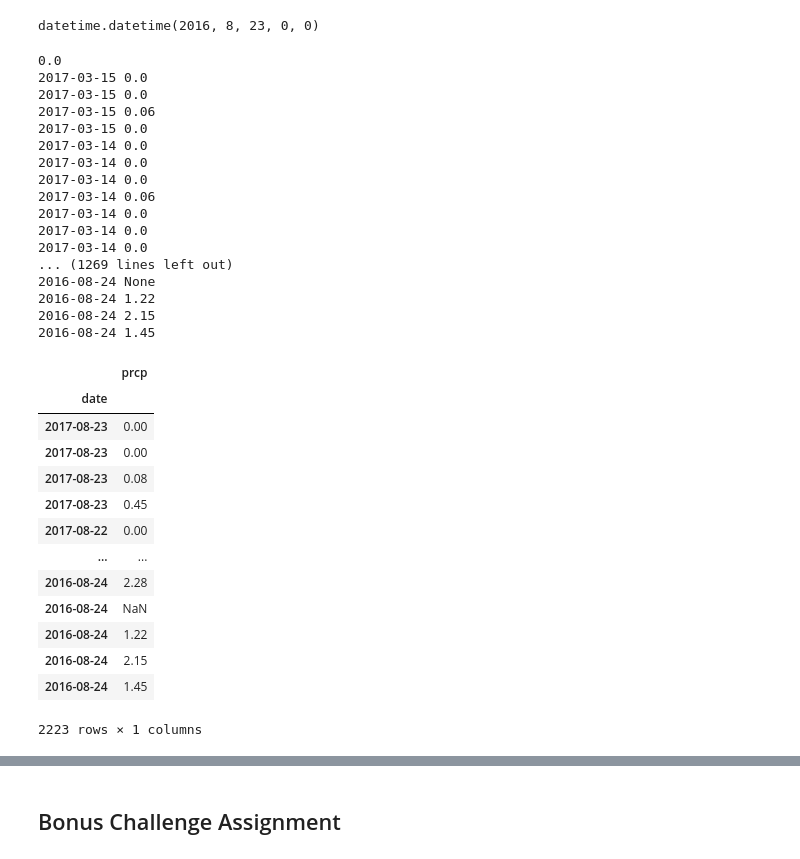
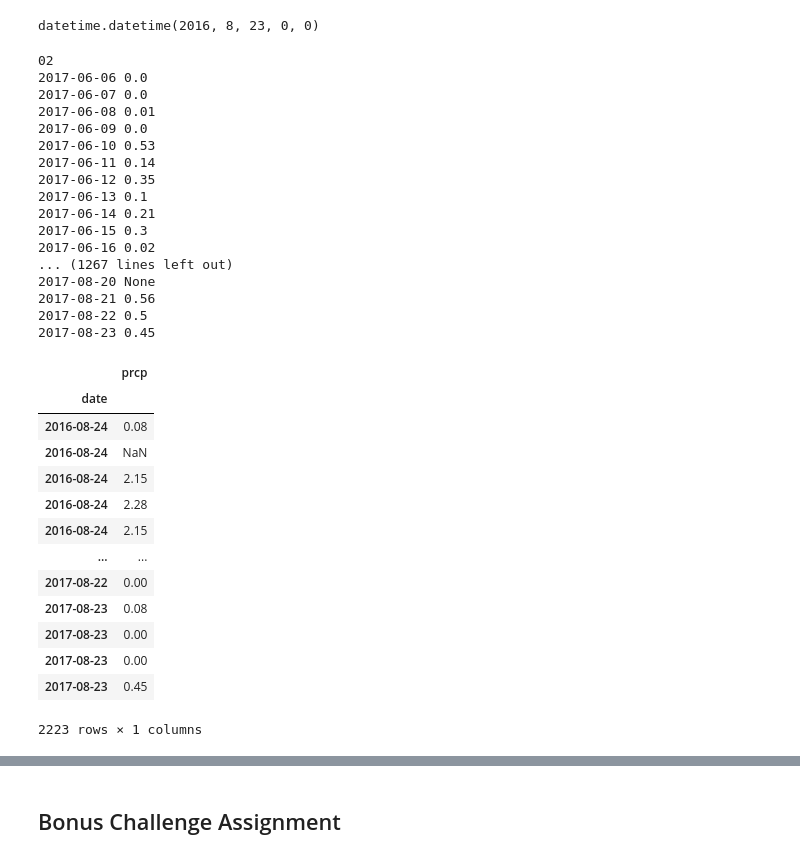
Before and after one commit to AEaker/SQLAlchemy, a Jupyter notebook: climate_starter.ipynb, the cells around one changed output, grey strips where cells are left out. Cells and saved outputs as stored; diff of their text form; code cells hidden in the pictures.

```diff
--- a/climate_starter.ipynb
+++ b/climate_starter.ipynb
@@ -80,42 +80,43 @@ datetime.datetime(2016, 8, 23, 0, 0)
 # Perform a query to retrieve the data and precipitation scores
 data = session.query(Measurement.date, Measurement.prcp).filter(Measurement.date <= lastdate, Measurement.date >= yeardata)
 for d in data:
+    print(d.date, d.prcp)
 # %% [output]
-0.0
-2017-03-15 0.0
-2017-03-15 0.0
-2017-03-15 0.06
-2017-03-15 0.0
-2017-03-14 0.0
-2017-03-14 0.0
-2017-03-14 0.0
-2017-03-14 0.06
-2017-03-14 0.0
-2017-03-14 0.0
-2017-03-14 0.0
-... (1269 lines left out)
-2016-08-24 None
-2016-08-24 1.22
-2016-08-24 2.15
-2016-08-24 1.45
+02
+2017-06-06 0.0
+2017-06-07 0.0
+2017-06-08 0.01
+2017-06-09 0.0
+2017-06-10 0.53
+2017-06-11 0.14
+2017-06-12 0.35
+2017-06-13 0.1
+2017-06-14 0.21
+2017-06-15 0.3
+2017-06-16 0.02
+... (1267 lines left out)
+2017-08-20 None
+2017-08-21 0.56
+2017-08-22 0.5
+2017-08-23 0.45
 # %%
 # Save the query results as a Pandas DataFrame and set the index to the date column
 # Sort the dataframe by date
 df = pd.read_sql(data.statement, engine, index_col="date")
-df.sort_index
+df.sort_index(inplace=True)
 df
 # %% [output]
 |  | prcp |
 | date |  |
+| 2016-08-24 | 0.08 |
+| 2016-08-24 | NaN |
+| 2016-08-24 | 2.15 |
+| 2016-08-24 | 2.28 |
+| 2016-08-24 | 2.15 |
+| ... | ... |
+| 2017-08-22 | 0.00 |
+| 2017-08-23 | 0.08 |
 | 2017-08-23 | 0.00 |
 | 2017-08-23 | 0.00 |
-| 2017-08-23 | 0.08 |
 | 2017-08-23 | 0.45 |
-| 2017-08-22 | 0.00 |
-| ... | ... |
-| 2016-08-24 | 2.28 |
-| 2016-08-24 | NaN |
-| 2016-08-24 | 1.22 |
-| 2016-08-24 | 2.15 |
-| 2016-08-24 | 1.45 |
 2223 rows × 1 columns
```
Also changed, not shown: parts of 13 cells of this notebook.
